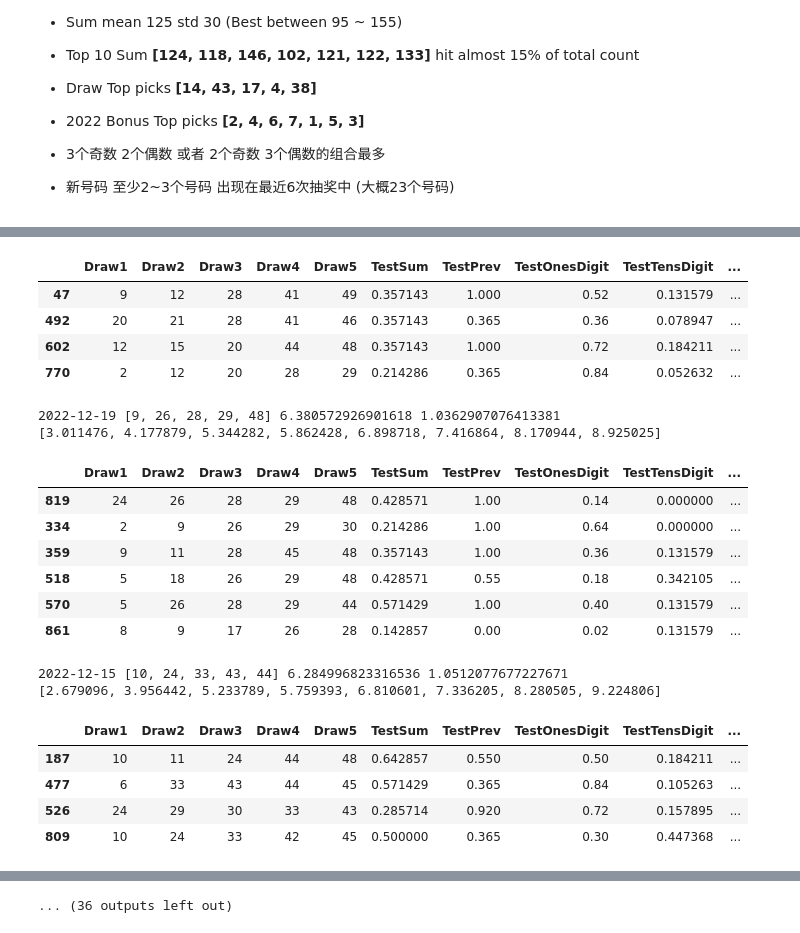
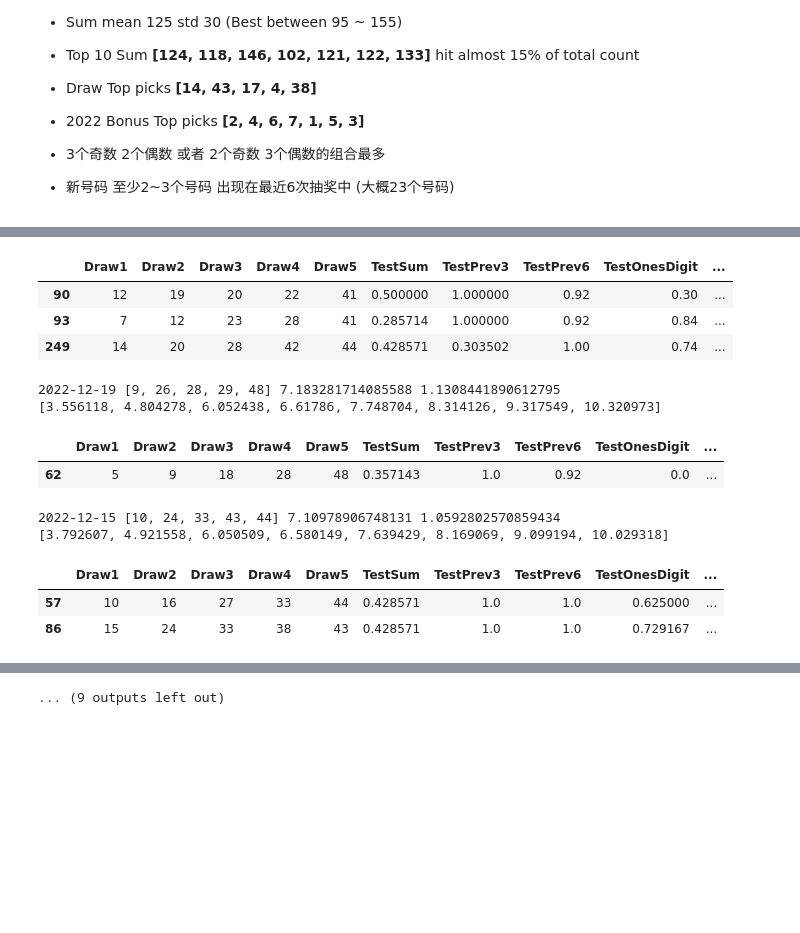
Before and after one commit to xueenda/codespaces-jupyter, a Jupyter notebook: lottery/LottoDailyGrand.ipynb, the cells around one changed output, grey strips where cells are left out. Drawn from its saved outputs; the diff is of its cells as text; code cells hidden in the pictures; blank space fills up the shorter version.

```diff
--- a/lottery/LottoDailyGrand.ipynb
+++ b/lottery/LottoDailyGrand.ipynb
@@ -45,15 +48,26 @@ tests = [
         "assert": lotto.test_sum,
         "rule": "rank",
         "column": "SumNoBonus",
-        "rank": show_column_rank(df, "SumNoBonus")
+        "rank": show_column_rank(df, "SumNoBonus"),
+        "weight": 1
     },
     {
-        "name": "TestPrev",
+        "name": "TestPrev3",
+        "desc": "Test with Previous 3 Draws",
+        "assert": lotto.test_count_in_prev_draws(3),
+        "rule": "rank",
+        "column": "Prev3",
+        "rank": show_column_rank(df, "Prev3"),
+        "weight": 1
+    },
+    {
+        "name": "TestPrev6",
         "desc": "Test with Previous 6 Draws",
-        "assert": lotto.test_count_in_prev_draws,
+        "assert": lotto.test_count_in_prev_draws(6),
         "rule": "rank",
         "column": "Prev6",
-        "rank": show_column_rank(df, "Prev6")
+        "rank": show_column_rank(df, "Prev6"),
+        "weight": 1
     },
     {
         "name": "TestOnesDigit",
@@ -61,7 +75,8 @@ tests = [
         "assert": lotto.test_ones_digit,
         "rule": "rank",
         "column": "OnesDigit",
-        "rank": show_column_rank(df, "OnesDigit")
+        "rank": show_column_rank(df, "OnesDigit"),
+        "weight": 1
     },
     {
         "name": "TestTensDigit",
@@ -69,7 +84,8 @@ tests = [
         "assert": lotto.test_tens_digit,
         "rule": "rank",
         "column": "TensDigit",
-        "rank": show_column_rank(df, "TensDigit")
+        "rank": show_column_rank(df, "TensDigit"),
+        "weight": 1
     },
     {
         "name": "TestBigSmall",
@@ -77,7 +93,8 @@ tests = [
         "assert": lotto.test_big_small,
         "rule": "rank",
         "column": "BigSmall",
-        "rank": show_column_rank(df, "BigSmall")
+        "rank": show_column_rank(df, "BigSmall"),
+        "weight": 1
     },
     {
         "name": "TestPrime",
@@ -85,7 +102,8 @@ tests = [
         "assert": lotto.test_prime,
         "rule": "rank",
         "column": "Prime",
-        "rank": show_column_rank(df, "Prime")
+        "rank": show_column_rank(df, "Prime"),
+        "weight": 1
     },
     {
         "name": "TestMinPrimeSum",
@@ -93,7 +111,8 @@ tests = [
         "assert": lotto.test_min_prime_sum,
         "rule": "rank",
         "column": "MinPrimeSum",
-        "rank": show_column_rank(df, "MinPrimeSum")
+        "rank": show_column_rank(df, "MinPrimeSum"),
+        "weight": 1
     },
     {
         "name": "TestAC",
@@ -101,7 +120,8 @@ tests = [
         "assert": lotto.test_ac_value,
         "rule": "rank",
         "column": "AC",
-        "rank": show_column_rank(df, "AC")
+        "rank": show_column_rank(df, "AC"),
+        "weight": 1
     },
     {
         "name": "TestDivide2",
@@ -110,6 +130,7 @@ tests = [
         "rule": "rank",
         "column": "Divide2",
         "rank": show_column_rank(df, "Divide2"),
+        "weight": 1
     },
     {
         "name": "TestDivide3",
@@ -118,6 +139,7 @@ tests = [
         "rule": "rank",
         "column": "Divide3",
         "rank": show_column_rank(df, "Divide3"),
+        "weight": 1
     },
     {
         "name": "TestDivide5",
@@ -126,6 +148,7 @@ tests = [
         "rule": "rank",
         "column": "Divide5",
         "rank": show_column_rank(df, "Divide5"),
+        "weight": 1
     },
 ]
 # %%
@@ -220,7 +243,7 @@ tests = [
 #                   )
 # %%
 backtest_lotto(lotto, df, tests,
-                   runs=100 * 10,
-                   numOfTest=100
+                   runs=300,
+                   numOfTest=10
                   )
 # %% [output]
@@ -230,21 +253,13 @@ Run 1000 simulation for each test
-|  | Draw1 | Draw2 | Draw3 | Draw4 | Draw5 | TestSum | TestPrev | TestOnesDigit | TestTensDigit | ... |
-| 47 | 9 | 12 | 28 | 41 | 49 | 0.357143 | 1.000 | 0.52 | 0.131579 | ... |
-| 492 | 20 | 21 | 28 | 41 | 46 | 0.357143 | 0.365 | 0.36 | 0.078947 | ... |
-| 602 | 12 | 15 | 20 | 44 | 48 | 0.357143 | 1.000 | 0.72 | 0.184211 | ... |
-| 770 | 2 | 12 | 20 | 28 | 29 | 0.214286 | 0.365 | 0.84 | 0.052632 | ... |
+|  | Draw1 | Draw2 | Draw3 | Draw4 | Draw5 | TestSum | TestPrev3 | TestPrev6 | TestOnesDigit | ... |
+| 90 | 12 | 19 | 20 | 22 | 41 | 0.500000 | 1.000000 | 0.92 | 0.30 | ... |
+| 93 | 7 | 12 | 23 | 28 | 41 | 0.285714 | 1.000000 | 0.92 | 0.84 | ... |
+| 249 | 14 | 20 | 28 | 42 | 44 | 0.428571 | 0.303502 | 1.00 | 0.74 | ... |
-2022-12-19 [9, 26, 28, 29, 48] 6.380572926901618 1.0362907076413381
-[3.011476, 4.177879, 5.344282, 5.862428, 6.898718, 7.416864, 8.170944, 8.925025]
+2022-12-19 [9, 26, 28, 29, 48] 7.183281714085588 1.1308441890612795
+[3.556118, 4.804278, 6.052438, 6.61786, 7.748704, 8.314126, 9.317549, 10.320973]
-|  | Draw1 | Draw2 | Draw3 | Draw4 | Draw5 | TestSum | TestPrev | TestOnesDigit | TestTensDigit | ... |
-| 819 | 24 | 26 | 28 | 29 | 48 | 0.428571 | 1.00 | 0.14 | 0.000000 | ... |
-| 334 | 2 | 9 | 26 | 29 | 30 | 0.214286 | 1.00 | 0.64 | 0.000000 | ... |
-| 359 | 9 | 11 | 28 | 45 | 48 | 0.357143 | 1.00 | 0.36 | 0.131579 | ... |
-| 518 | 5 | 18 | 26 | 29 | 48 | 0.428571 | 0.55 | 0.18 | 0.342105 | ... |
-| 570 | 5 | 26 | 28 | 29 | 44 | 0.571429 | 1.00 | 0.40 | 0.131579 | ... |
-| 861 | 8 | 9 | 17 | 26 | 28 | 0.142857 | 0.00 | 0.02 | 0.131579 | ... |
+|  | Draw1 | Draw2 | Draw3 | Draw4 | Draw5 | TestSum | TestPrev3 | TestPrev6 | TestOnesDigit | ... |
+| 62 | 5 | 9 | 18 | 28 | 48 | 0.357143 | 1.0 | 0.92 | 0.0 | ... |
-2022-12-15 [10, 24, 33, 43, 44] 6.284996823316536 1.0512077677227671
-[2.679096, 3.956442, 5.233789, 5.759393, 6.810601, 7.336205, 8.280505, 9.224806]
+2022-12-15 [10, 24, 33, 43, 44] 7.10978906748131 1.0592802570859434
+[3.792607, 4.921558, 6.050509, 6.580149, 7.639429, 8.169069, 9.099194, 10.029318]
-|  | Draw1 | Draw2 | Draw3 | Draw4 | Draw5 | TestSum | TestPrev | TestOnesDigit | TestTensDigit | ... |
-| 187 | 10 | 11 | 24 | 44 | 48 | 0.642857 | 0.550 | 0.50 | 0.184211 | ... |
-| 477 | 6 | 33 | 43 | 44 | 45 | 0.571429 | 0.365 | 0.84 | 0.105263 | ... |
-| 526 | 24 | 29 | 30 | 33 | 43 | 0.285714 | 0.920 | 0.72 | 0.157895 | ... |
-| 809 | 10 | 24 | 33 | 42 | 45 | 0.500000 | 0.365 | 0.30 | 0.447368 | ... |
+|  | Draw1 | Draw2 | Draw3 | Draw4 | Draw5 | TestSum | TestPrev3 | TestPrev6 | TestOnesDigit | ... |
+| 57 | 10 | 16 | 27 | 33 | 44 | 0.428571 | 1.0 | 1.0 | 0.625000 | ... |
+| 86 | 15 | 24 | 33 | 38 | 43 | 0.428571 | 1.0 | 1.0 | 0.729167 | ... |
@@ -271 +281 @@ Run 1000 simulation for each test
-... (36 outputs left out)
+... (9 outputs left out)
```
Also changed, not shown: parts of 4 cells of this notebook, 4 other files.
